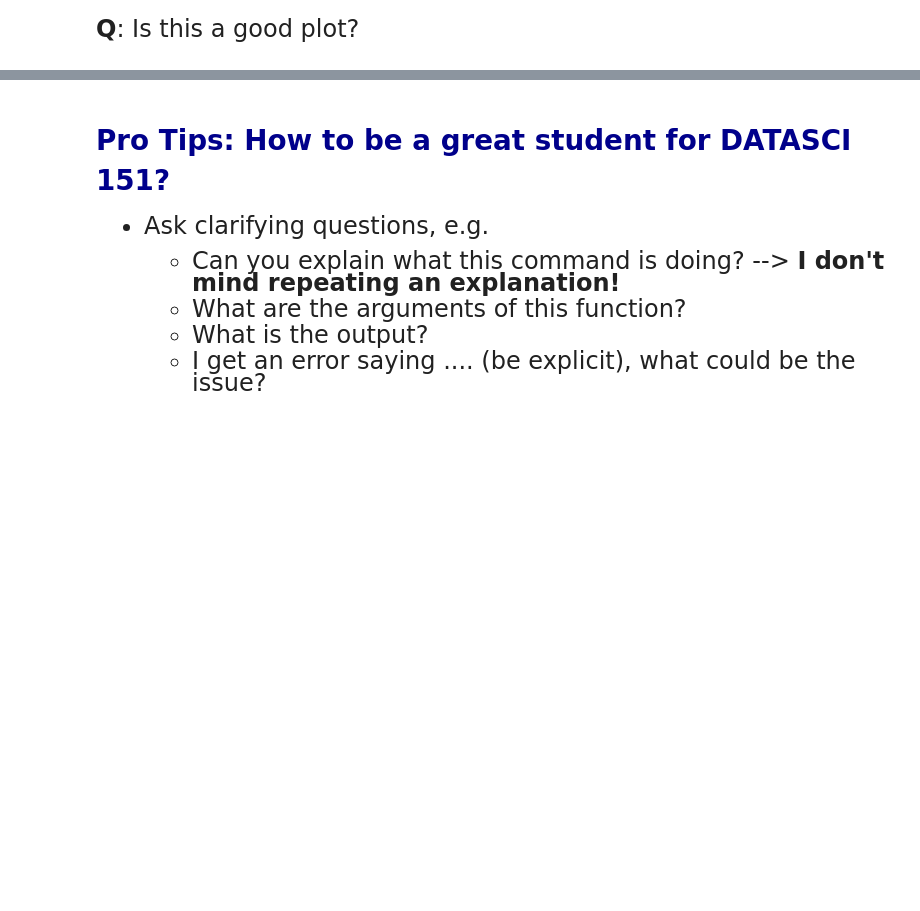
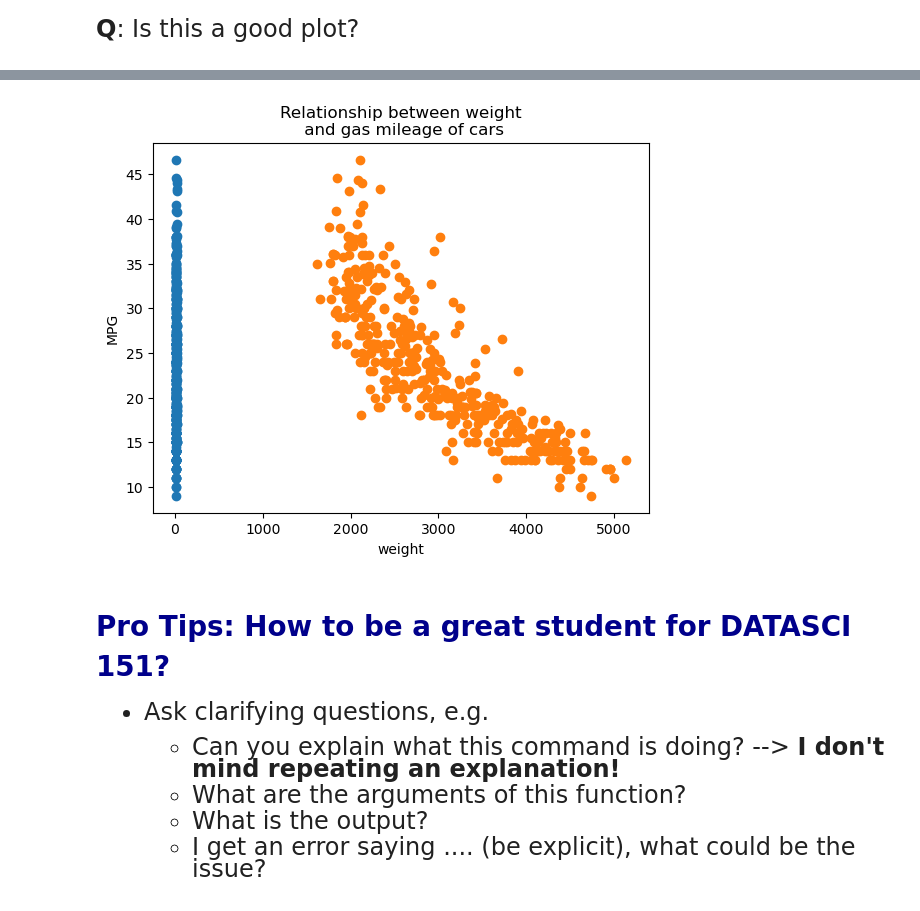
Before and after one commit to Orlykg/datasci151spring2026, a Jupyter notebook: lecture_02/lecture_02 copy.ipynb, the cells around one changed output, grey strips where cells are left out. Drawn from its saved outputs; the diff is of its cells as text; code cells hidden in the pictures; blank space fills up the shorter version.

```diff
--- a/lecture_02/lecture_02 copy.ipynb
+++ b/lecture_02/lecture_02 copy.ipynb
@@ -388,3 +368,16 @@ plt.show()
+# %%
+plt.scatter(x = carfeatures['acceleration'], y = carfeatures['mpg'])
+plt.xlabel("acceleration")
+plt.ylabel("MPG")
+plt.title("Relationship between acceleration \n and gas mileage of cars")
+
+plt.scatter(x = carfeatures['weight'], y = carfeatures['mpg'])
+plt.xlabel("weight")
+plt.ylabel("MPG")
+plt.title("Relationship between weight\n and gas mileage of cars")
+plt.show() #plt.show indicates that the plot is now complete.
+# %% [output]
+[figure, added]
 # %% [markdown]
 
 
```
Also changed, not shown: parts of 7 cells of this notebook, 1 other file.
